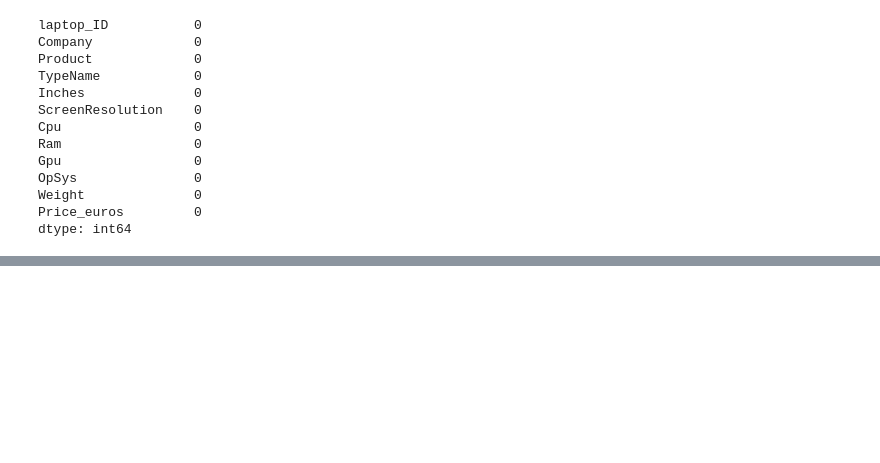
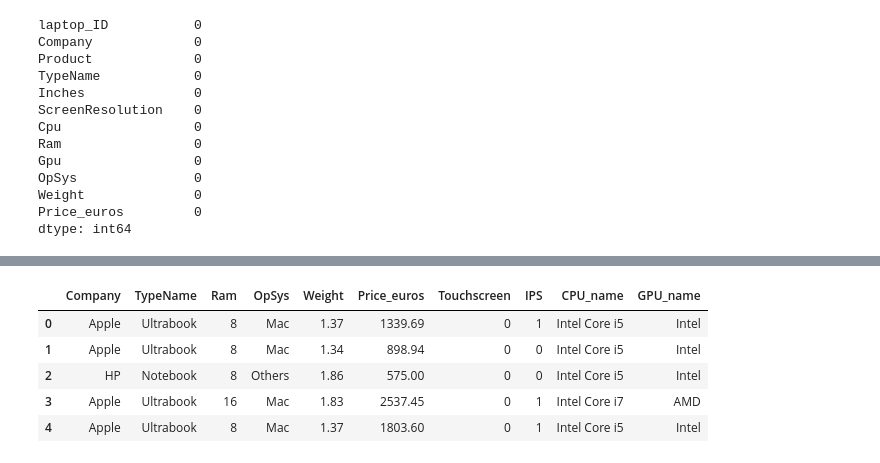
Before and after one commit to oshengeenath/Laptop-Price-predictor, a Jupyter notebook: Model building/model building.ipynb, the cells around one changed output, grey strips where cells are left out. Saved outputs shown, nothing was run; the diff lists cells and outputs as text; code cells hidden in the pictures; blank space fills up the shorter version.

```diff
--- a/Model building/model building.ipynb
+++ b/Model building/model building.ipynb
@@ -33,0 +239,2 @@ dtype: int64
+# %%
+dataset["GPU_name"] = dataset["Gpu"].apply(lambda x:" ".join(x.split()[0:1]))
@@ -33,0 +249,2 @@ dtype: int64
+# %%
+dataset = dataset[dataset["GPU_name"] != "ARM"]
@@ -33,0 +270,11 @@ dtype: int64
+# %%
+def set_os(input):
+    if input == "Windows 10" or input == "Windows 7" or input == "Windows 10 S":
+        return "Windows"
+    elif input == "macOS" or input == "Mac OS X":
+        return "Mac"
+    elif input == "Linux":
+        return input
+    else:
+        return "Others"
+dataset["OpSys"] = dataset["OpSys"].apply(set_os)
@@ -33,0 +301,11 @@ dtype: int64
+# %%
+dataset=dataset.drop(columns=['laptop_ID', 'Inches', 'Product', 'ScreenResolution', 'Cpu', 'Gpu'])
+# %%
+dataset.head()
+# %% [output]
+|  | Company | TypeName | Ram | OpSys | Weight | Price_euros | Touchscreen | IPS | CPU_name | GPU_name |
+| 0 | Apple | Ultrabook | 8 | Mac | 1.37 | 1339.69 | 0 | 1 | Intel Core i5 | Intel |
+| 1 | Apple | Ultrabook | 8 | Mac | 1.34 | 898.94 | 0 | 0 | Intel Core i5 | Intel |
+| 2 | HP | Notebook | 8 | Others | 1.86 | 575.00 | 0 | 0 | Intel Core i5 | Intel |
+| 3 | Apple | Ultrabook | 16 | Mac | 1.83 | 2537.45 | 0 | 1 | Intel Core i7 | AMD |
+| 4 | Apple | Ultrabook | 8 | Mac | 1.37 | 1803.60 | 0 | 1 | Intel Core i5 | Intel |
```
Also changed, not shown: parts of 26 cells of this notebook.
